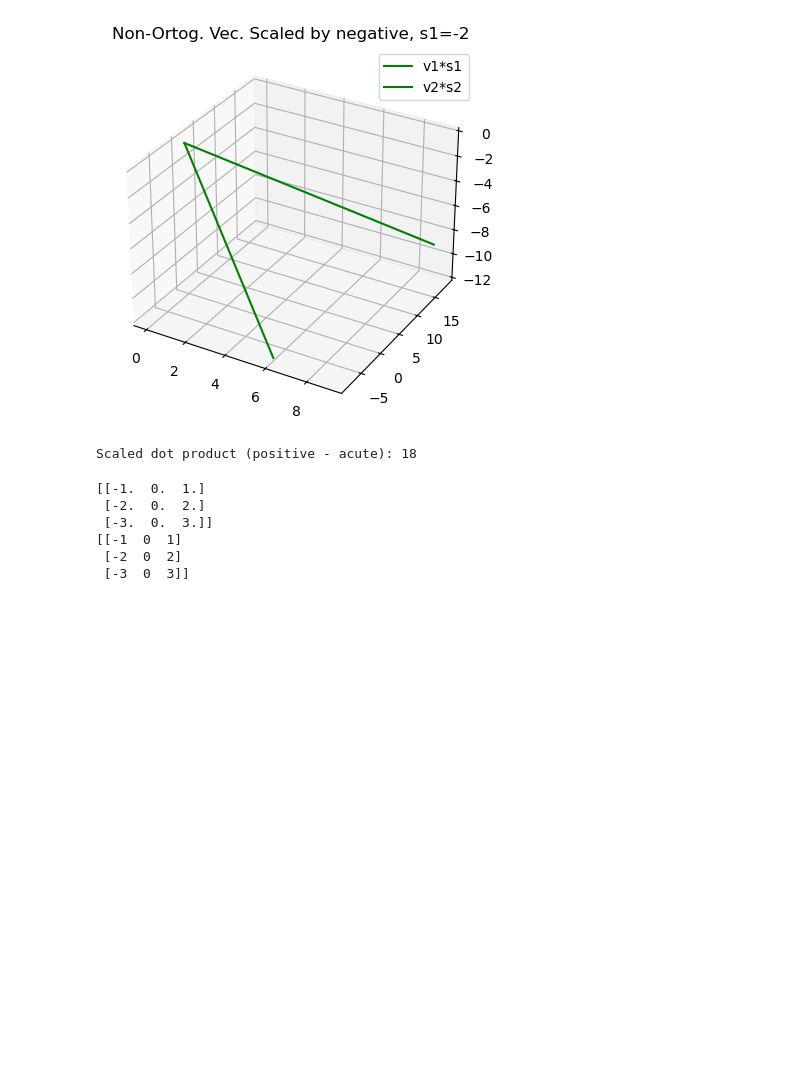
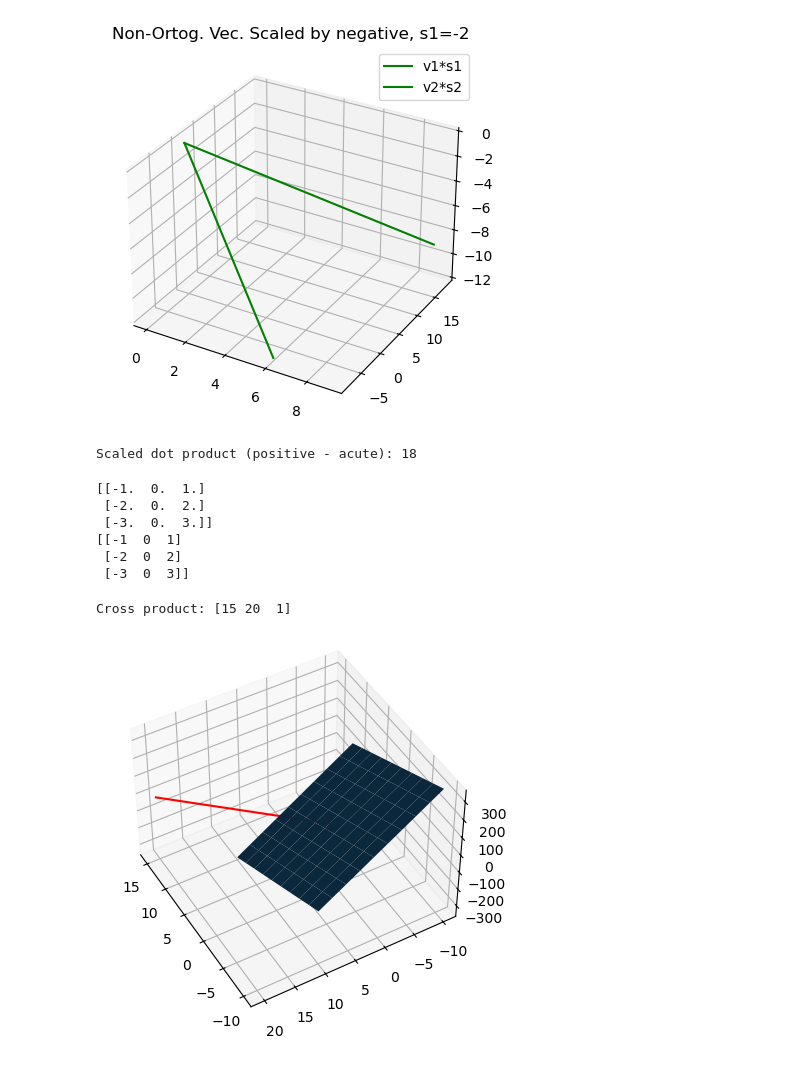
Before and after one commit to BrentGrammer/PROGNOTES, a Jupyter notebook: LinearAlgebra/vectormultiplication.ipynb, the cells around one changed output. Cells and saved outputs as stored; diff of their text form; code cells hidden in the pictures; blank space fills up the shorter version.

Commit message:
cross product

```diff
--- a/LinearAlgebra/vectormultiplication.ipynb
+++ b/LinearAlgebra/vectormultiplication.ipynb
@@ -258,3 +258,34 @@ print(outer_product_np) # using np - should be same as manual impl./
 [[-1  0  1]
  [-2  0  2]
  [-3  0  3]]
+# %%
+############## THE CROSS PRODUCT #################
+
+v1 = [-3,2,5]
+v2 = [4,-3,0]
+
+# use numpy's function
+v3a = np.cross(v1,v2)
+
+print(f'Cross product: {v3a}')
+
+fig = plt.figure()
+ax = fig.add_subplot(projection='3d')
+
+# draw a plane defined by the span of v1 and v2
+  # v1 and v2 can represent a plane that can be drawn over 3-d space
+  # v3a, the cross product is perpendicular to, or orthogonal to, that plane
+
+xx, yy = np.meshgrid(np.linspace(-10,10,10), np.linspace(-10,10,10)) # create a grid
+z1 = (-v3a[0]*xx - v3a[1]*yy/v3a[2]) # define values of grid according to the cross product
+ax.plot_surface(xx,yy,z1) # create a plot surface of the above
+
+# plot the perpendicular cross product as red line
+# plot the x,y,z lines (from origin in standard position)
+ax.plot([0, v3a[0]], [0,v3a[1]], [0,v3a[2]], 'r') # hard to see, but the red line is 90 deg from the two vectors out
+ax.plot([0,v1[0]])
+ax.view_init(azim=150,elev=45)
+plt.show()
+# %% [output]
+Cross product: [15 20  1]
+[figure, added]
```
Also changed, not shown: parts of 4 cells of this notebook, 2 other files.
